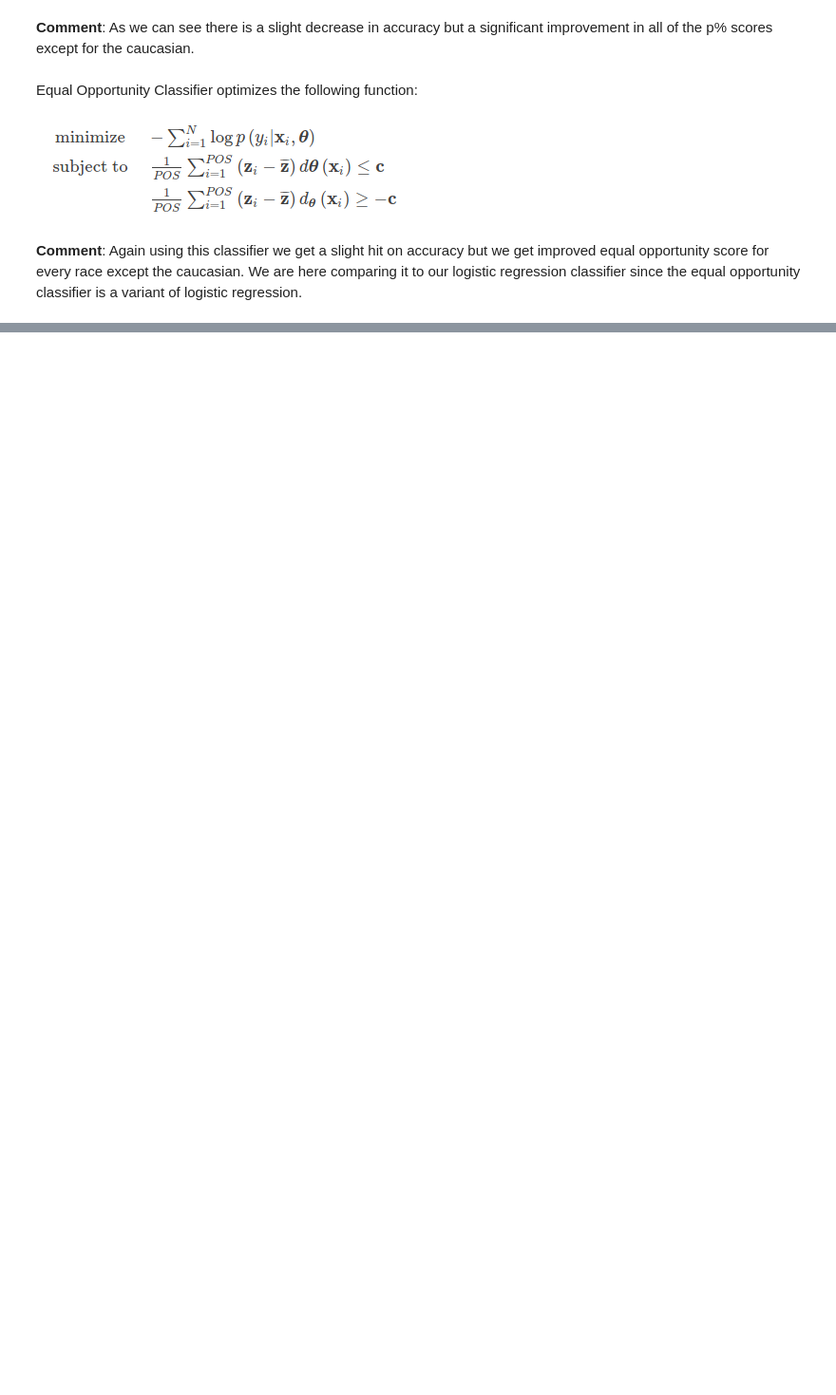
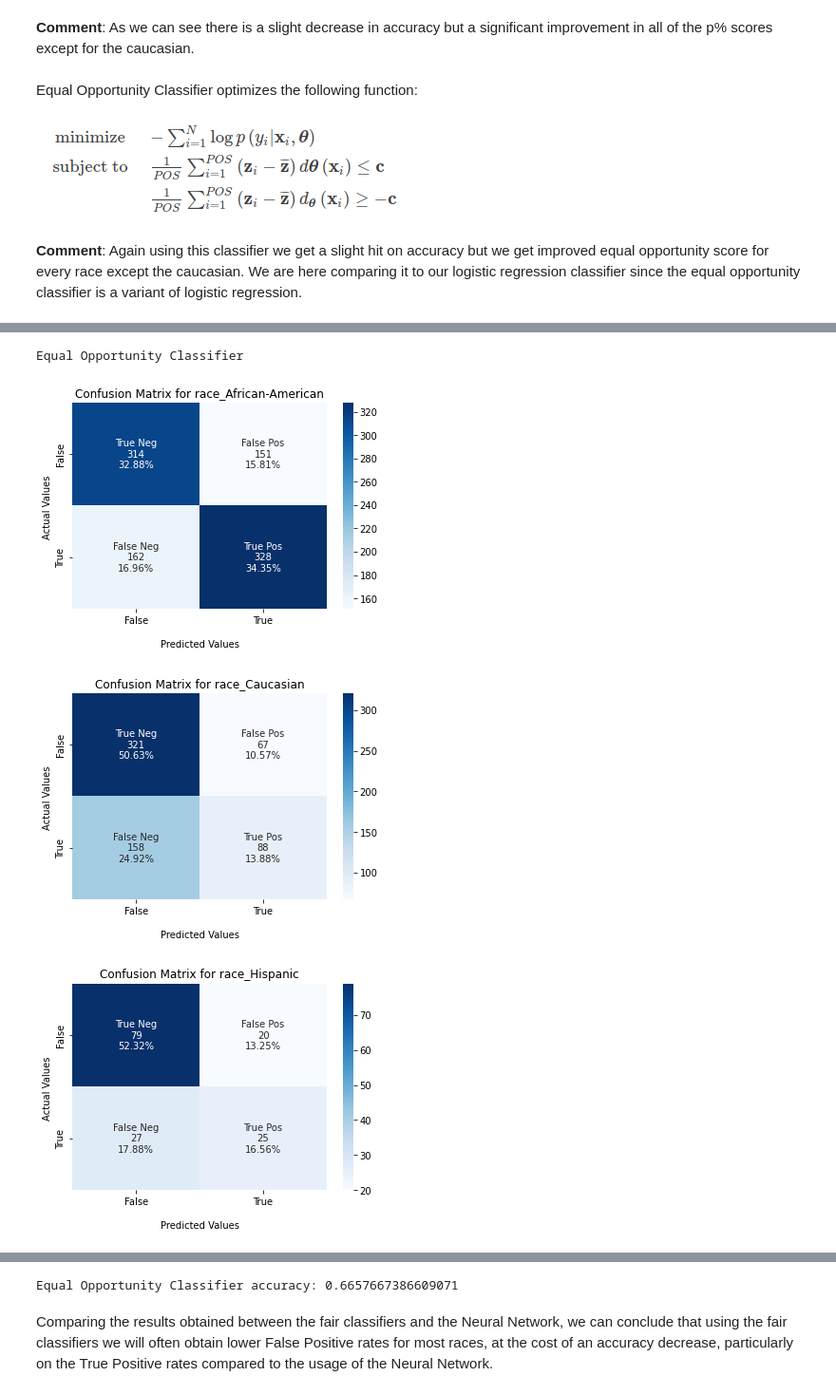
Before and after one commit to GuilhermeGPGil/ProPublica-COMPAS-Dataset-Analysis, a Jupyter notebook: Proj.ipynb, the cells around one changed output, grey strips where cells are left out. Shown at 95% size. Saved outputs shown, nothing was run; the diff lists cells and outputs as text; code cells hidden in the pictures; blank space fills up the shorter version.

```diff
--- a/Proj.ipynb
+++ b/Proj.ipynb
@@ -873,0 +1048,9 @@ print("Equal opportunity score for Other Race feature: " + str(equal_opportunity
+# %%
+print("Equal Opportunity Classifier")
+SetupMatrix(equal_opt,0)
+print("Equal Opportunity Classifier accuracy: " + str(equal_opt.score(X_test,y_test)))
+# %% [output]
+Equal Opportunity Classifier
+[figure, added]
+[figure, added]
+[figure, added]
@@ -874,3 +1058,6 @@ print("Equal opportunity score for Other Race feature: " + str(equal_opportunity
+Equal Opportunity Classifier accuracy: 0.6657667386609071
+# %% [markdown]
+Comparing the results obtained between the fair classifiers and the Neural Network, we can conclude that using the fair classifiers we will often obtain lower False Positive rates for most races, at the cost of an accuracy decrease, particularly on the True Positive rates compared to the usage of the Neural Network.
 # %% [markdown]
 # Discussion and Conclusions
 
```
Also changed, not shown: parts of 32 cells of this notebook.
